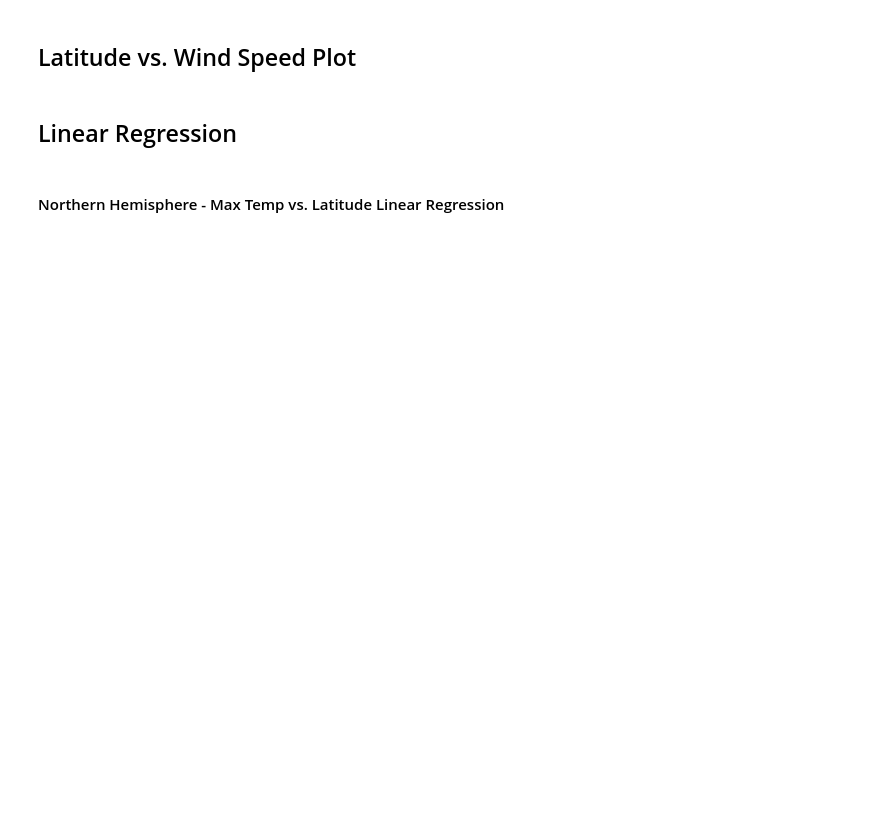
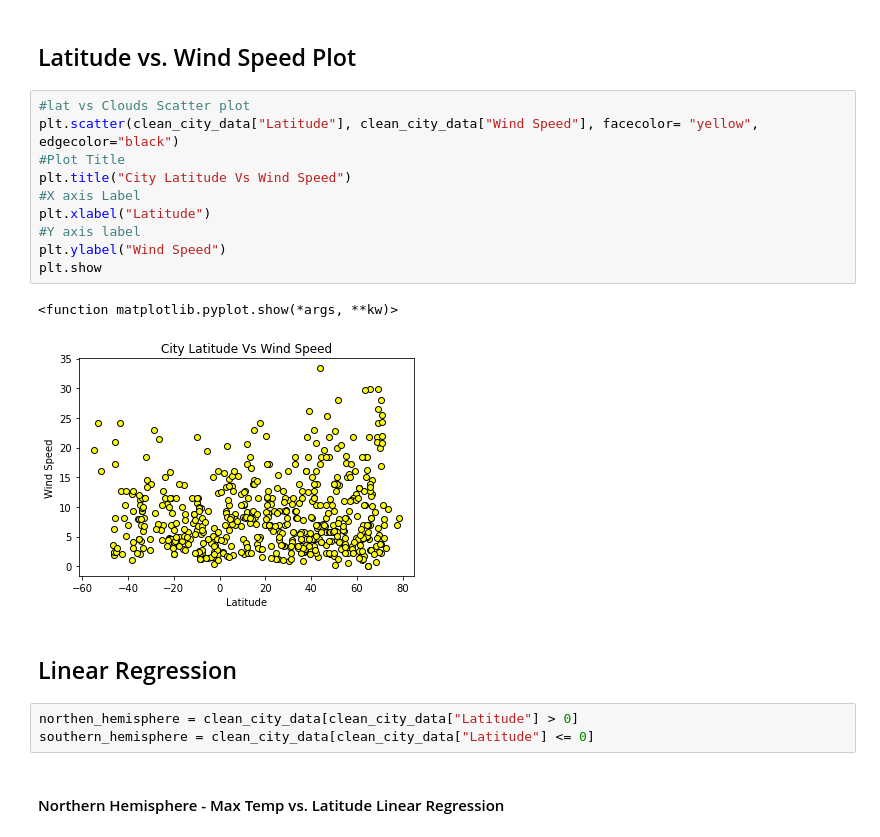
Before and after one commit to flbpilot/Python-API-Challenge, a Jupyter notebook: starter_code/WeatherPy.ipynb, the cells around one changed output. Cells and saved outputs as stored; diff of their text form; blank space fills up the shorter version.

```diff
--- a/starter_code/WeatherPy.ipynb
+++ b/starter_code/WeatherPy.ipynb
@@ -136,6 +229,22 @@ Skip this step if there are no cities that have humidity > 100%.
 # %% [markdown]
 ## Latitude vs. Wind Speed Plot
+# %%
+#lat vs Clouds Scatter plot
+plt.scatter(clean_city_data["Latitude"], clean_city_data["Wind Speed"], facecolor= "yellow", edgecolor="black")
+#Plot Title
+plt.title("City Latitude Vs Wind Speed")
+#X axis Label
+plt.xlabel("Latitude")
+#Y axis label
+plt.ylabel("Wind Speed")
+plt.show
+# %% [output]
+<function matplotlib.pyplot.show(*args, **kw)>
+[figure, added]
 # %% [markdown]
 ## Linear Regression
+# %%
+northen_hemisphere = clean_city_data[clean_city_data["Latitude"] > 0]
+southern_hemisphere = clean_city_data[clean_city_data["Latitude"] <= 0]
 # %% [markdown]
 ####  Northern Hemisphere - Max Temp vs. Latitude Linear Regression
```
Also changed, not shown: parts of 18 cells of this notebook, 2 other files.
